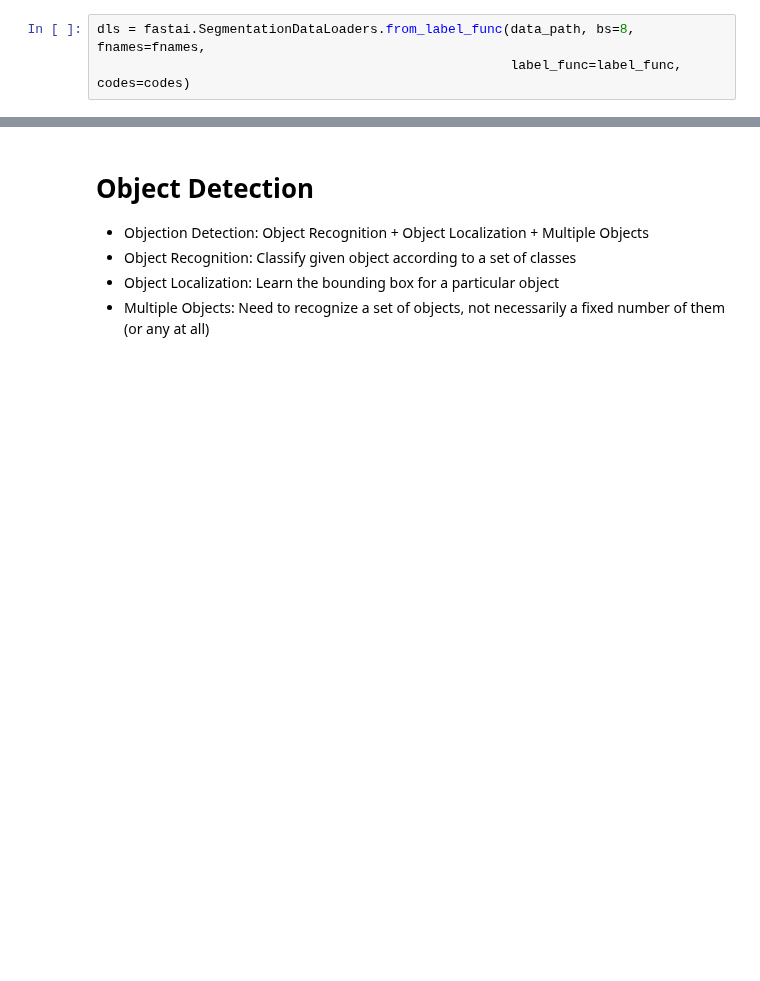
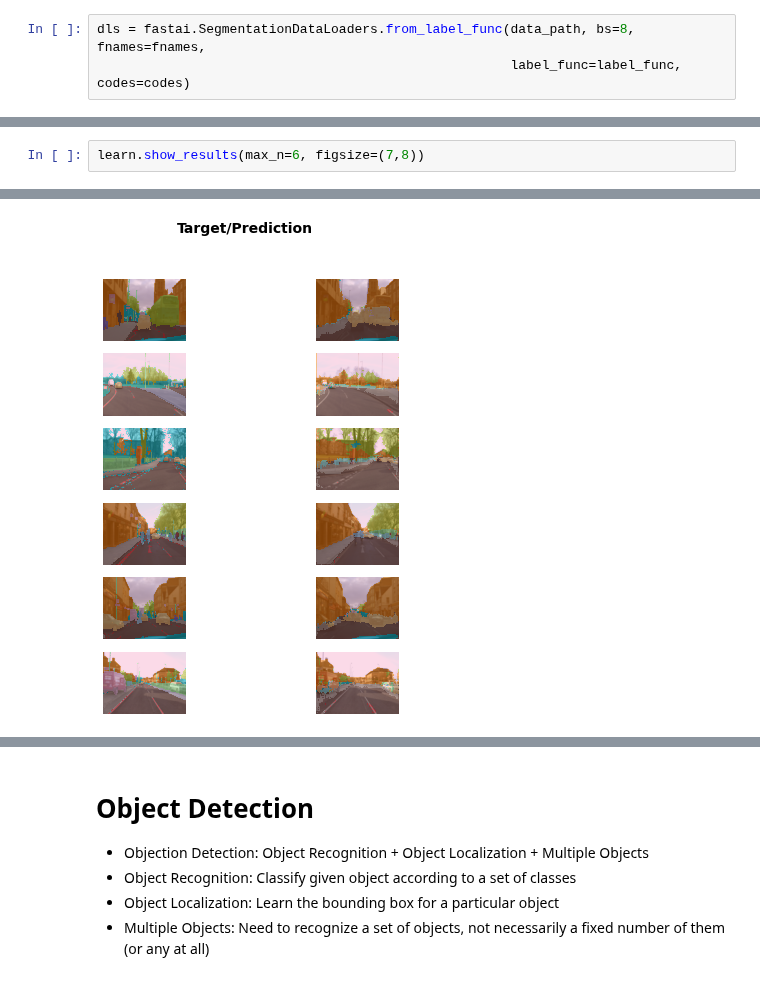
Before and after one commit to rkingery/notebooks, a Jupyter notebook: computer-vison-advanced.ipynb, the cells around one changed output, grey strips where cells are left out. Drawn from its saved outputs; the diff is of its cells as text; blank space fills up the shorter version.

```diff
--- a/computer-vison-advanced.ipynb
+++ b/computer-vison-advanced.ipynb
@@ -129,0 +141,3 @@ learn.fine_tune(6)
+# %%
+learn.show_results(max_n=6, figsize=(7,8))
+# %% [output]
@@ -129,0 +145 @@ learn.fine_tune(6)
+[figure, added]
```
Also changed, not shown: parts of 14 cells of this notebook.
